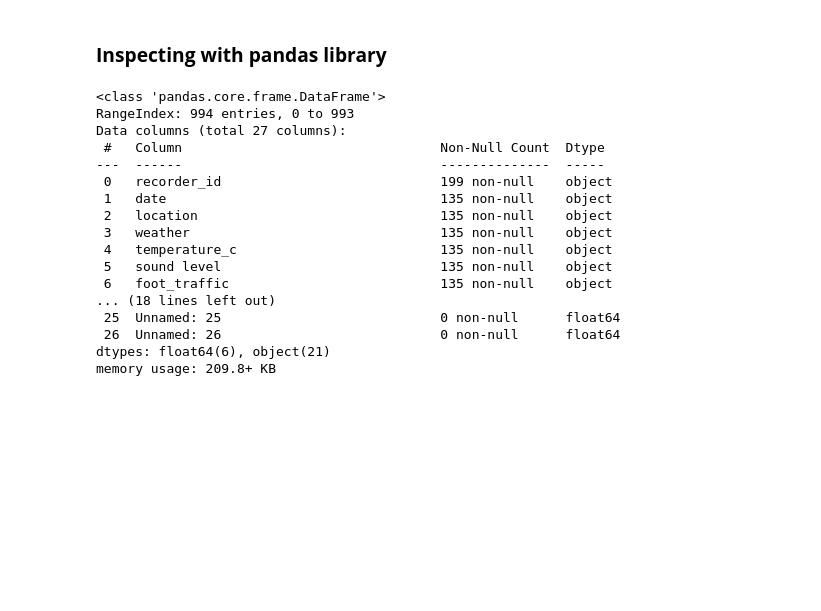
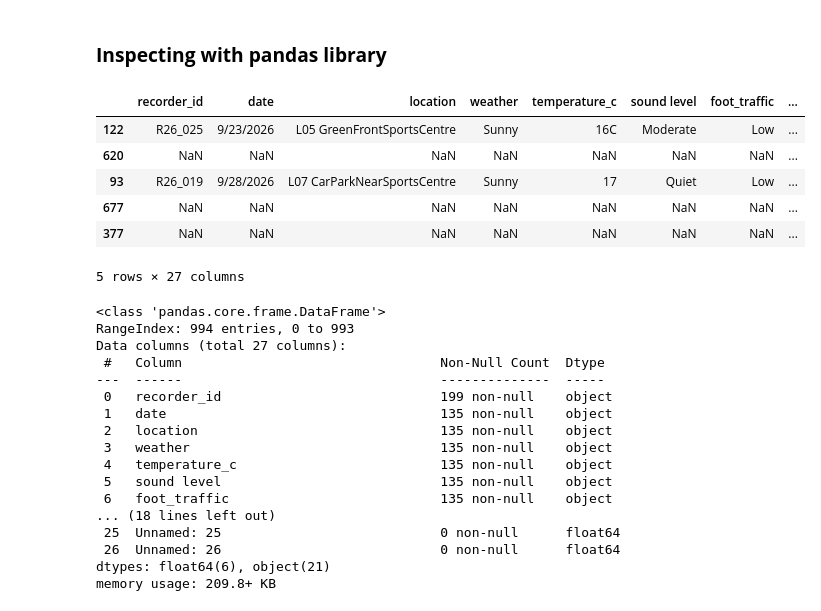
Before and after one commit to Paul-Daly366/MachineLearning_Project_Colab, a Jupyter notebook: MachineLearningProj.ipynb, the cells around one changed output. Saved outputs shown, nothing was run; the diff lists cells and outputs as text; code cells hidden in the pictures; blank space fills up the shorter version.

```diff
--- a/MachineLearningProj.ipynb
+++ b/MachineLearningProj.ipynb
@@ -54,5 +63,15 @@ df = pd.read_csv('/content/drive/MyDrive/Data/MLProject - Campus Data.csv',skipr
 # %% [markdown]
 ### **Inspecting with pandas library**
+# %%
+df.sample(5)
+# %% [output]
+|  | recorder_id | date | location | weather | temperature_c | sound level | foot_traffic | ... |
+| 122 | R26_025 | 9/23/2026 | L05 GreenFrontSportsCentre | Sunny | 16C | Moderate | Low | ... |
+| 620 | NaN | NaN | NaN | NaN | NaN | NaN | NaN | ... |
+| 93 | R26_019 | 9/28/2026 | L07 CarParkNearSportsCentre | Sunny | 17 | Quiet | Low | ... |
+| 677 | NaN | NaN | NaN | NaN | NaN | NaN | NaN | ... |
+| 377 | NaN | NaN | NaN | NaN | NaN | NaN | NaN | ... |
+5 rows × 27 columns
 # %%
 df.info()
 # %% [output]
```
Also changed, not shown: parts of 68 cells of this notebook.
